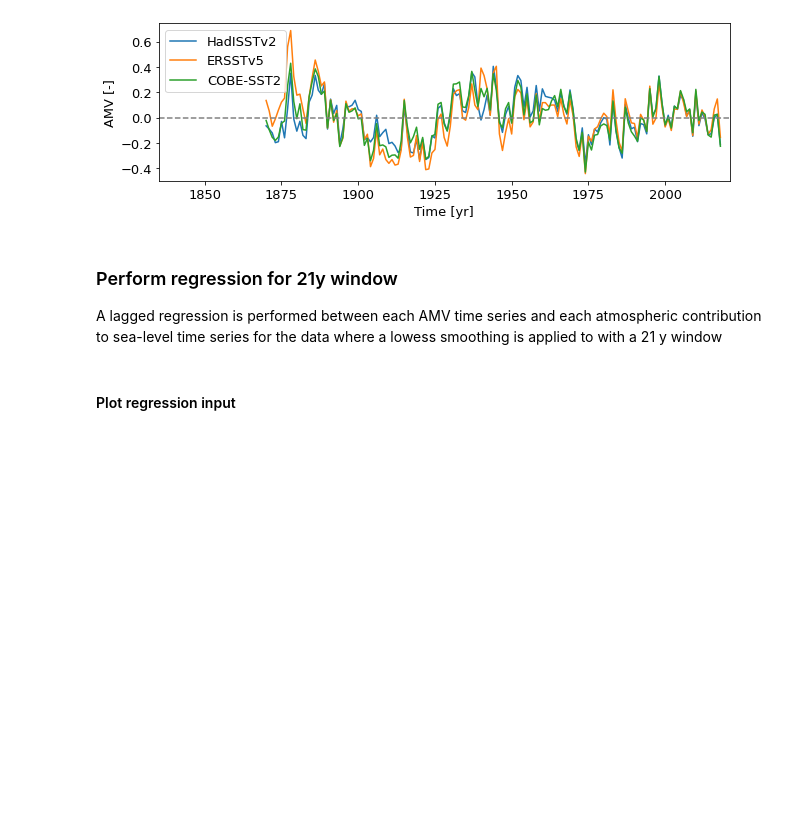
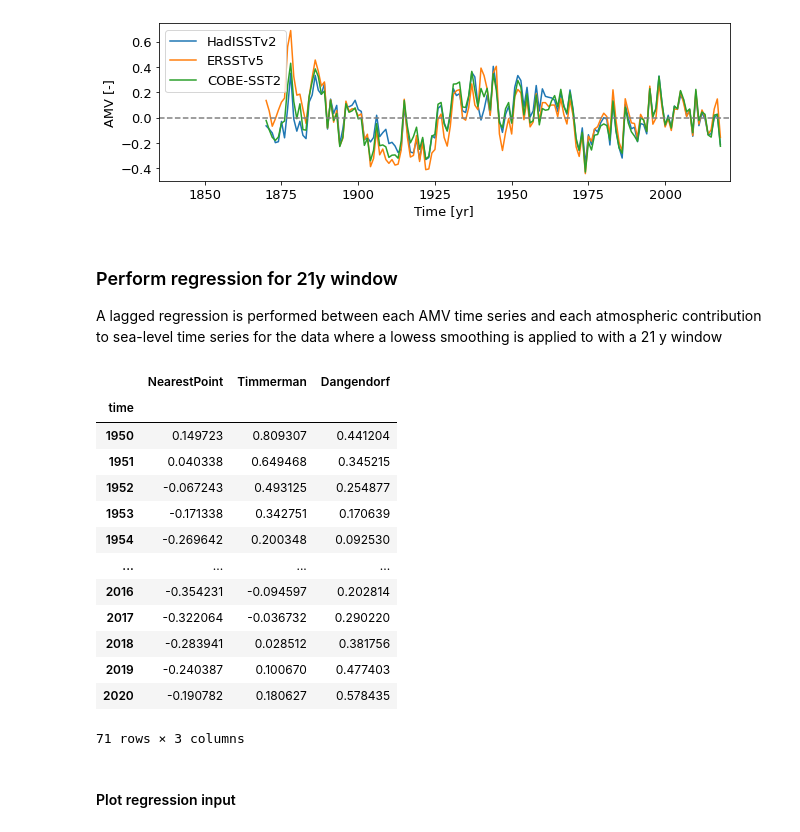
Before and after one commit to iris-keizer/Thesis-KNMI, a Jupyter notebook: AMV/notebooks/lagged_regression_obs.ipynb, the cells around one changed output. Drawn from its saved outputs; the diff is of its cells as text; code cells hidden in the pictures; blank space fills up the shorter version.

```diff
--- a/AMV/notebooks/lagged_regression_obs.ipynb
+++ b/AMV/notebooks/lagged_regression_obs.ipynb
@@ -75,6 +75,23 @@ A lagged regression is performed between each AMV time series and each atmospher
 # %%
 df_era5_21, df_20cr_21 = imprt.import_obs_ac_slh_data(smoothed = True)
 AMV_data_21 = imprt.import_obs_AMV_data(smoothed = True)
+# %%
+df_era5_21
+# %% [output]
+|  | NearestPoint | Timmerman | Dangendorf |
+| time |  |  |  |
+| 1950 | 0.149723 | 0.809307 | 0.441204 |
+| 1951 | 0.040338 | 0.649468 | 0.345215 |
+| 1952 | -0.067243 | 0.493125 | 0.254877 |
+| 1953 | -0.171338 | 0.342751 | 0.170639 |
+| 1954 | -0.269642 | 0.200348 | 0.092530 |
+| ... | ... | ... | ... |
+| 2016 | -0.354231 | -0.094597 | 0.202814 |
+| 2017 | -0.322064 | -0.036732 | 0.290220 |
+| 2018 | -0.283941 | 0.028512 | 0.381756 |
+| 2019 | -0.240387 | 0.100670 | 0.477403 |
+| 2020 | -0.190782 | 0.180627 | 0.578435 |
+71 rows × 3 columns
 # %% [markdown]
 #### Plot regression input
 # %%
```
Also changed, not shown: parts of 33 cells of this notebook, 22 other files.
